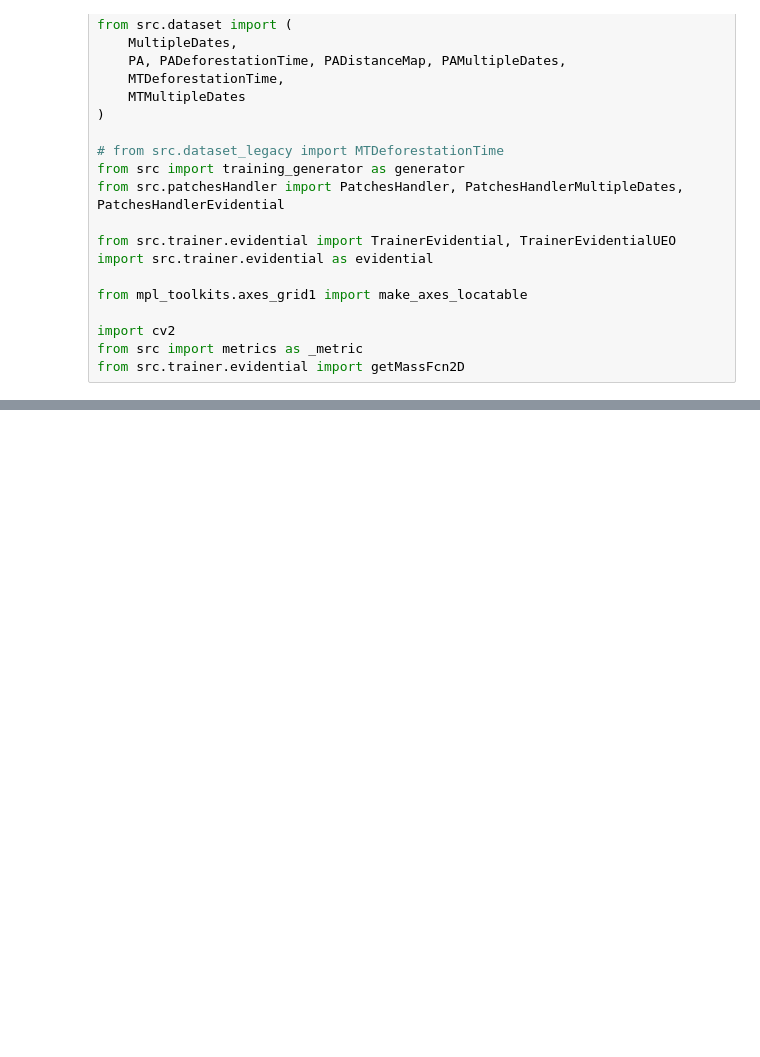
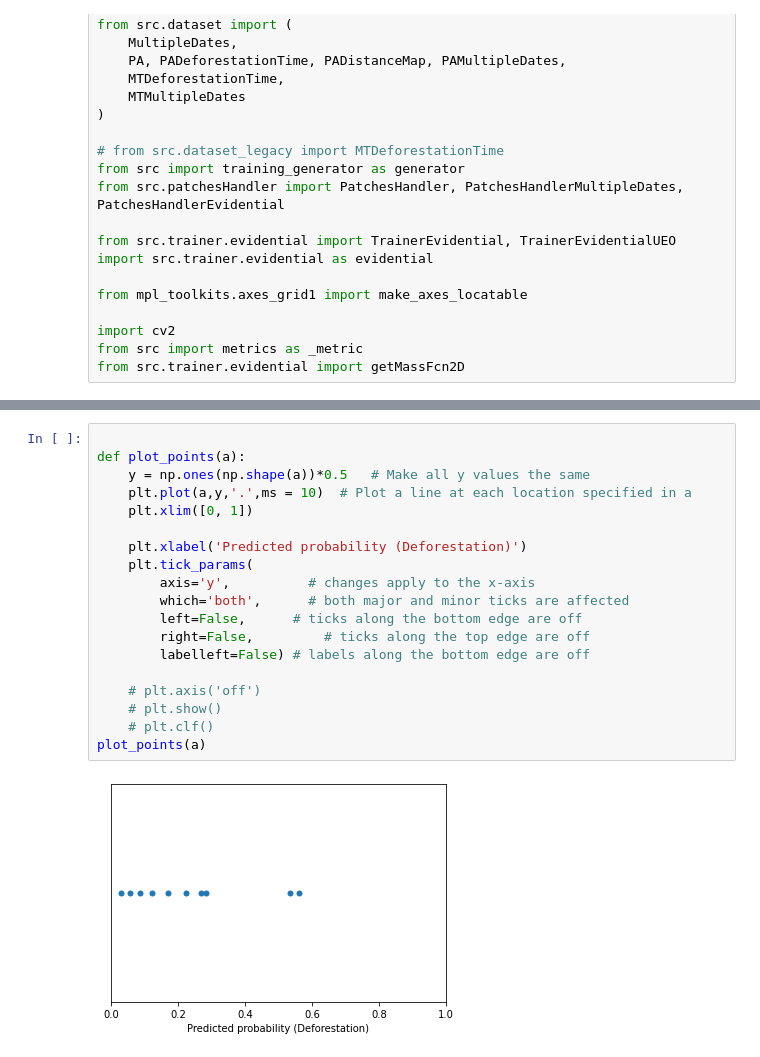
Before and after one commit to DiMorten/deforestation_uncertainty, a Jupyter notebook: log_analyze.ipynb, the cells around one changed output, grey strips where cells are left out. Saved outputs shown, nothing was run; the diff lists cells and outputs as text; blank space fills up the shorter version.

```diff
--- a/log_analyze.ipynb
+++ b/log_analyze.ipynb
@@ -159,0 +222,21 @@ results
+# %%
+
+def plot_points(a):
+    y = np.ones(np.shape(a))*0.5   # Make all y values the same
+    plt.plot(a,y,'.',ms = 10)  # Plot a line at each location specified in a
+    plt.xlim([0, 1])
+
+    plt.xlabel('Predicted probability (Deforestation)')
+    plt.tick_params(
+        axis='y',          # changes apply to the x-axis
+        which='both',      # both major and minor ticks are affected
+        left=False,      # ticks along the bottom edge are off
+        right=False,         # ticks along the top edge are off
+        labelleft=False) # labels along the bottom edge are off
+
+    # plt.axis('off')
+    # plt.show()
+    # plt.clf()
+plot_points(a)
+# %% [output]
+[figure, added]
```
Also changed, not shown: parts of 11 cells of this notebook, 9 other files.
